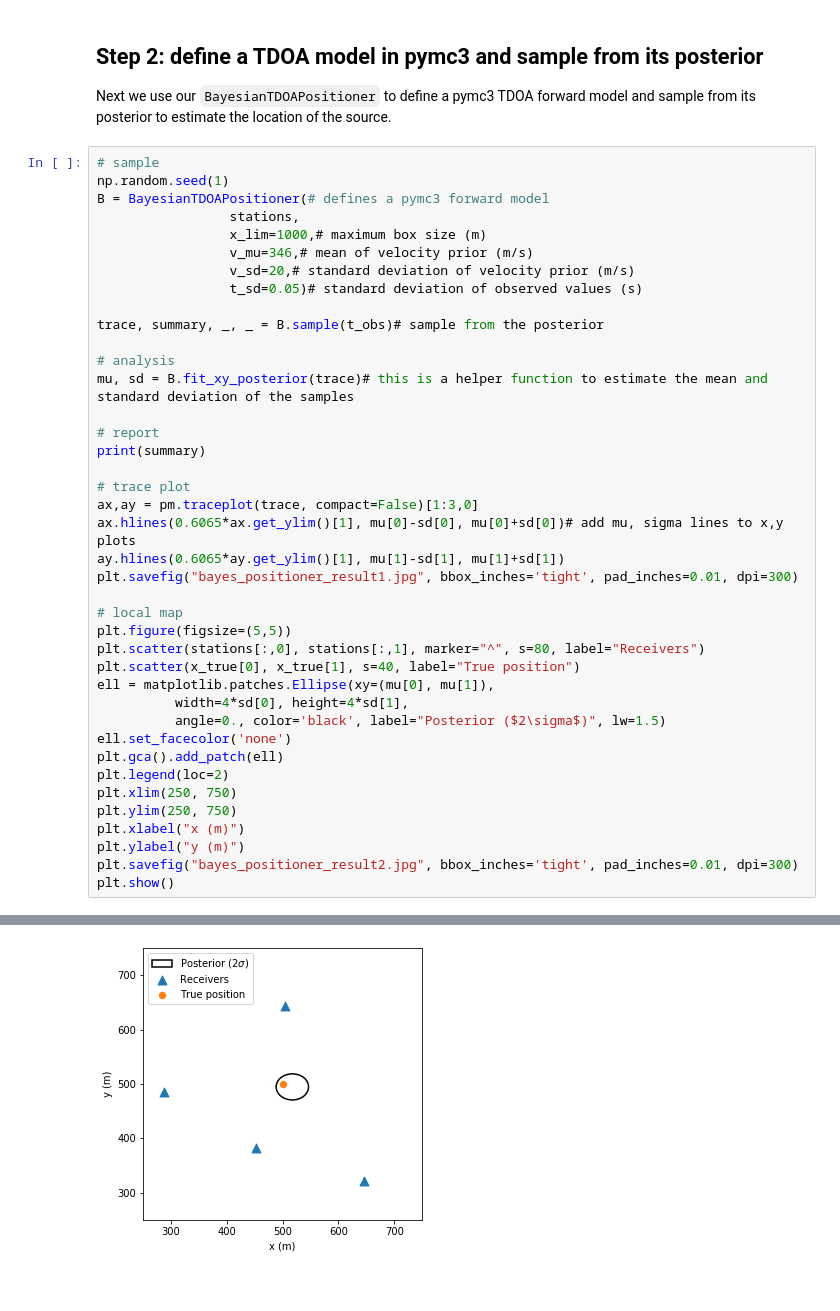
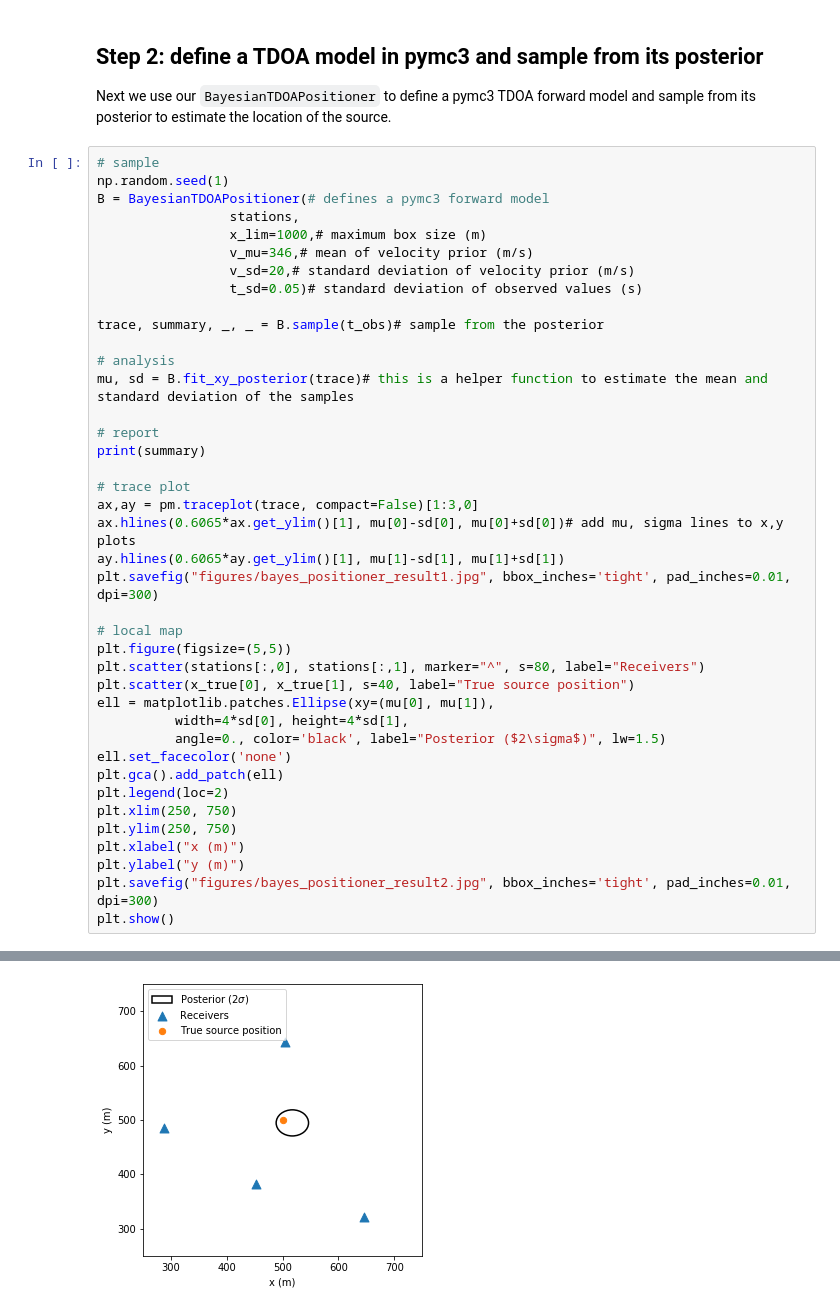
Before and after one commit to benmoseley/bayesian-time-difference-of-arrival-positioning, a Jupyter notebook: Bayesian time-difference-of-arrival positioning with pymc3.ipynb, the cells around one changed output, grey strips where cells are left out. Drawn from its saved outputs; the diff is of its cells as text.

```diff
--- a/Bayesian time-difference-of-arrival positioning with pymc3.ipynb
+++ b/Bayesian time-difference-of-arrival positioning with pymc3.ipynb
@@ -70,40 +70,40 @@ print(summary)
 ax,ay = pm.traceplot(trace, compact=False)[1:3,0]
 ax.hlines(0.6065*ax.get_ylim()[1], mu[0]-sd[0], mu[0]+sd[0])# add mu, sigma lines to x,y plots
 ay.hlines(0.6065*ay.get_ylim()[1], mu[1]-sd[1], mu[1]+sd[1])
-plt.savefig("bayes_positioner_result1.jpg", bbox_inches='tight', pad_inches=0.01, dpi=300)
+plt.savefig("figures/bayes_positioner_result1.jpg", bbox_inches='tight', pad_inches=0.01, dpi=300)
 
 # local map
 plt.figure(figsize=(5,5))
 plt.scatter(stations[:,0], stations[:,1], marker="^", s=80, label="Receivers")
-plt.scatter(x_true[0], x_true[1], s=40, label="True position")
+plt.scatter(x_true[0], x_true[1], s=40, label="True source position")
 ell = matplotlib.patches.Ellipse(xy=(mu[0], mu[1]),
           width=4*sd[0], height=4*sd[1],
           angle=0., color='black', label="Posterior ($2\sigma$)", lw=1.5)
 ell.set_facecolor('none')
 plt.gca().add_patch(ell)
 plt.legend(loc=2)
 plt.xlim(250, 750)
 plt.ylim(250, 750)
 plt.xlabel("x (m)")
 plt.ylabel("y (m)")
-plt.savefig("bayes_positioner_result2.jpg", bbox_inches='tight', pad_inches=0.01, dpi=300)
+plt.savefig("figures/bayes_positioner_result2.jpg", bbox_inches='tight', pad_inches=0.01, dpi=300)
 plt.show()
 # %% [output]
 Auto-assigning NUTS sampler...
 Initializing NUTS using jitter+adapt_diag...
 Multiprocess sampling (4 chains in 4 jobs)
 NUTS: [t1, v, x]
 Percent divergent traces: 0.00 %
          mean      sd   hpd_3%  hpd_97%  mcse_mean  mcse_sd  ess_mean  ess_sd  \
 v     339.946  19.527  304.700  378.657      0.285    0.202    4696.0  4693.0
 x[0]  519.753  14.406  492.966  546.313      0.196    0.139    5404.0  5380.0
 x[1]  497.006  11.767  475.877  520.071      0.159    0.113    5451.0  5434.0
 t1      1.052   0.042    0.971    1.129      0.001    0.000    4640.0  4637.0
 
       ess_bulk  ess_tail  r_hat
 v       4708.0    4357.0    1.0
 x[0]    5449.0    4664.0    1.0
 x[1]    5450.0    4766.0    1.0
 t1      4651.0    4288.0    1.0
 [figure]
-[figure, old version]
+[figure, new version]
```
Also changed, not shown: parts of 1 cell of this notebook, 2 other files.
